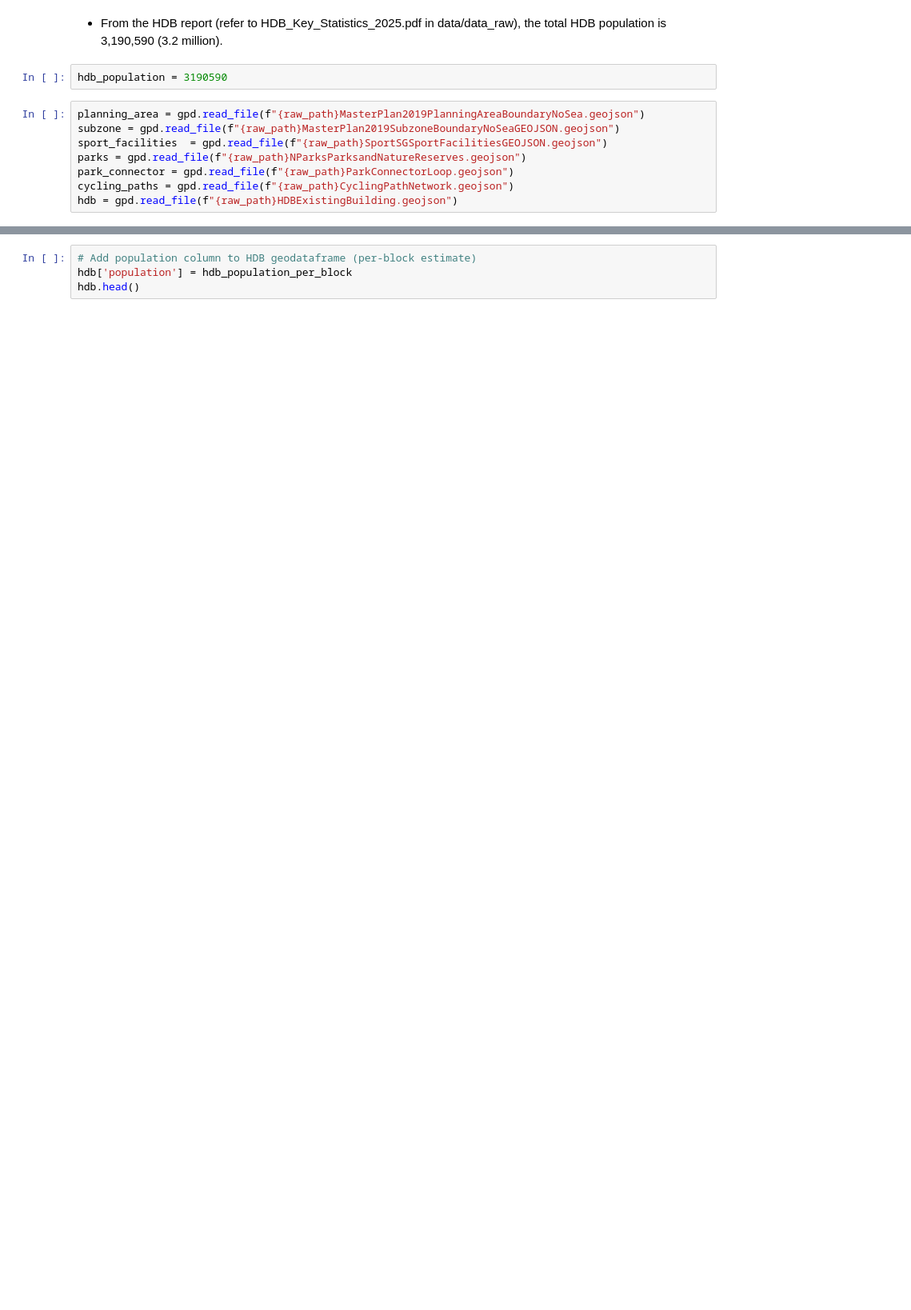
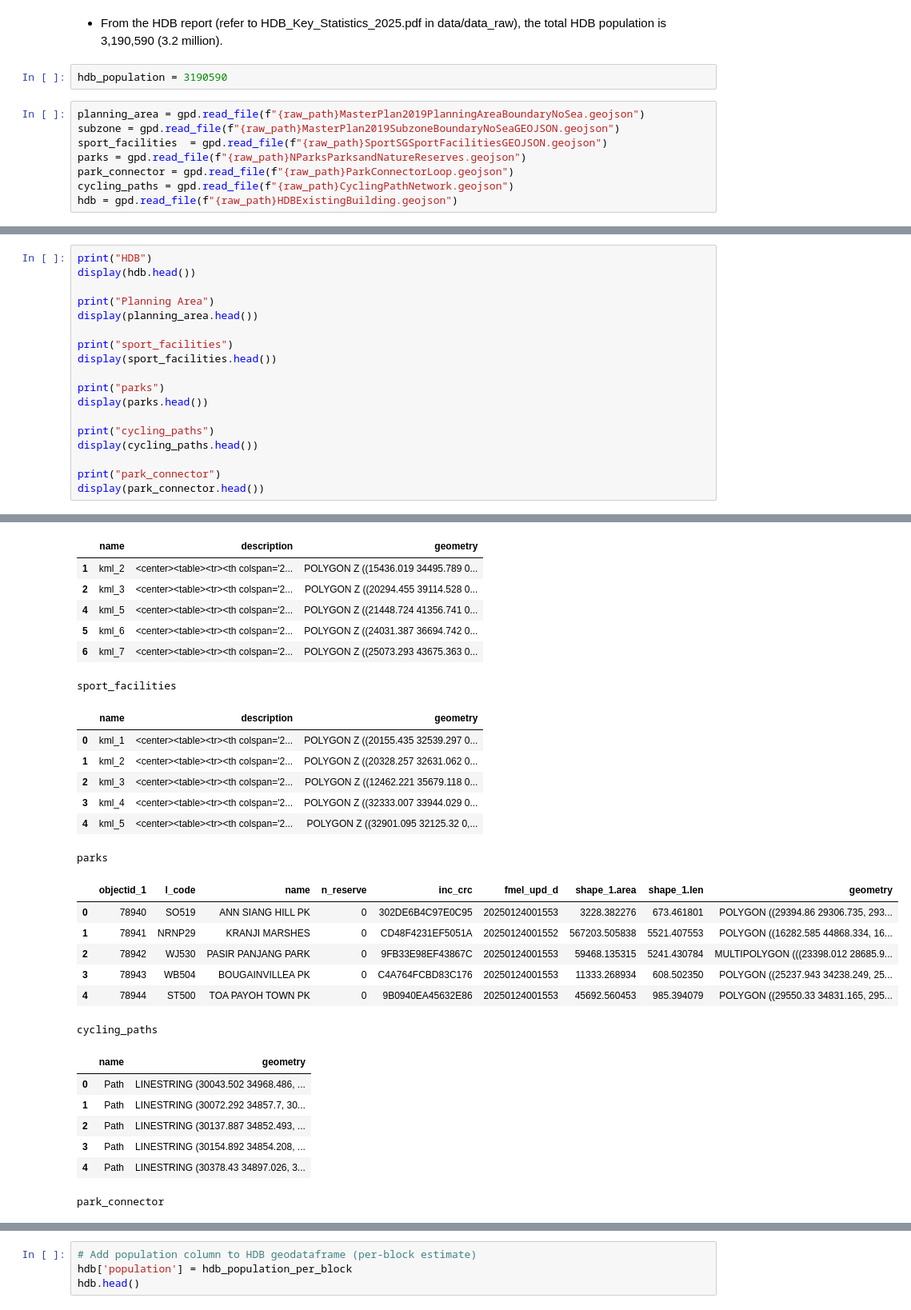
Before and after one commit to ziqiqiiii/Spatial_Equity_Analysis, a Jupyter notebook: notebooks/01_Data_Prep.ipynb, the cells around one changed output, grey strips where cells are left out. Shown at 80% size. Cells and saved outputs as stored; diff of their text form; blank space fills up the shorter version.

```diff
--- a/notebooks/01_Data_Prep.ipynb
+++ b/notebooks/01_Data_Prep.ipynb
@@ -41,0 +151,19 @@ hdb.head()
+# %%
+print("HDB")
+display(hdb.head())
+
+print("Planning Area")
+display(planning_area.head())
+
+print("sport_facilities")
+display(sport_facilities.head())
+
+print("parks")
+display(parks.head())
+
+print("cycling_paths")
+display(cycling_paths.head())
+
+print("park_connector")
+display(park_connector.head())
+# %% [output]
@@ -41,0 +178,28 @@ hdb.head()
+|  | name | description | geometry |
+| 1 | kml_2 | <center><table><tr><th colspan='2... | POLYGON Z ((15436.019 34495.789 0... |
+| 2 | kml_3 | <center><table><tr><th colspan='2... | POLYGON Z ((20294.455 39114.528 0... |
+| 4 | kml_5 | <center><table><tr><th colspan='2... | POLYGON Z ((21448.724 41356.741 0... |
+| 5 | kml_6 | <center><table><tr><th colspan='2... | POLYGON Z ((24031.387 36694.742 0... |
+| 6 | kml_7 | <center><table><tr><th colspan='2... | POLYGON Z ((25073.293 43675.363 0... |
+sport_facilities
+|  | name | description | geometry |
+| 0 | kml_1 | <center><table><tr><th colspan='2... | POLYGON Z ((20155.435 32539.297 0... |
+| 1 | kml_2 | <center><table><tr><th colspan='2... | POLYGON Z ((20328.257 32631.062 0... |
+| 2 | kml_3 | <center><table><tr><th colspan='2... | POLYGON Z ((12462.221 35679.118 0... |
+| 3 | kml_4 | <center><table><tr><th colspan='2... | POLYGON Z ((32333.007 33944.029 0... |
+| 4 | kml_5 | <center><table><tr><th colspan='2... | POLYGON Z ((32901.095 32125.32 0,... |
+parks
+|  | objectid_1 | l_code | name | n_reserve | inc_crc | fmel_upd_d | shape_1.area | shape_1.len | geometry |
+| 0 | 78940 | SO519 | ANN SIANG HILL PK | 0 | 302DE6B4C97E0C95 | 20250124001553 | 3228.382276 | 673.461801 | POLYGON ((29394.86 29306.735, 293... |
+| 1 | 78941 | NRNP29 | KRANJI MARSHES | 0 | CD48F4231EF5051A | 20250124001552 | 567203.505838 | 5521.407553 | POLYGON ((16282.585 44868.334, 16... |
+| 2 | 78942 | WJ530 | PASIR PANJANG PARK | 0 | 9FB33E98EF43867C | 20250124001553 | 59468.135315 | 5241.430784 | MULTIPOLYGON (((23398.012 28685.9... |
+| 3 | 78943 | WB504 | BOUGAINVILLEA PK | 0 | C4A764FCBD83C176 | 20250124001553 | 11333.268934 | 608.502350 | POLYGON ((25237.943 34238.249, 25... |
+| 4 | 78944 | ST500 | TOA PAYOH TOWN PK | 0 | 9B0940EA45632E86 | 20250124001553 | 45692.560453 | 985.394079 | POLYGON ((29550.33 34831.165, 295... |
+cycling_paths
+|  | name | geometry |
+| 0 | Path | LINESTRING (30043.502 34968.486, ... |
+| 1 | Path | LINESTRING (30072.292 34857.7, 30... |
+| 2 | Path | LINESTRING (30137.887 34852.493, ... |
+| 3 | Path | LINESTRING (30154.892 34854.208, ... |
+| 4 | Path | LINESTRING (30378.43 34897.026, 3... |
+park_connector
```
Also changed, not shown: parts of 20 cells of this notebook.
